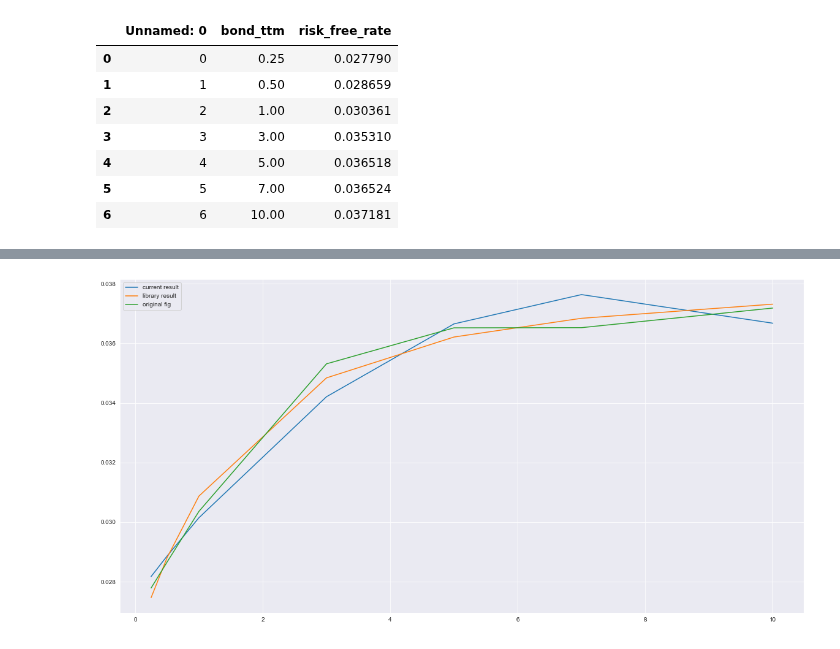
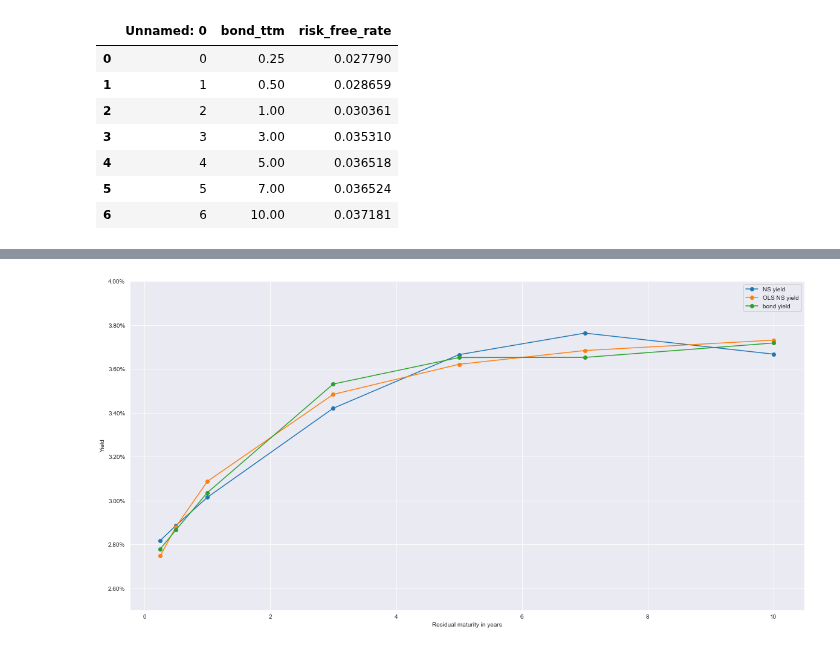
Before and after one commit to yulu0131/NelsonSiegel, a Jupyter notebook: ns_analysis.ipynb, the cells around one changed output, grey strips where cells are left out. Drawn from its saved outputs; the diff is of its cells as text; code cells hidden in the pictures.

Commit message:
NS calibration initial commit

```diff
--- a/ns_analysis.ipynb
+++ b/ns_analysis.ipynb
@@ -76,11 +47,21 @@ ns_fitted_data = ns(ns_params, t)
-# %%
-# compare current result with library result
-# guessing difference results from model calibration
-fig, ax = plt.subplots(figsize=(20,10))
-plt.plot(t, ns_fitted_data, label ='current result')
-plt.plot(t, fitterFit, label = 'library result')
-plt.plot(t, rates, label = 'original fig')
-ax.legend()
-plt.show()
-# %% [output]
-[figure, removed]
+# %%
+# compare original NS model with OLS calibrated
+from NS_yield_curve import ns_ols_fit, ns_ols
+ns_params = ns_curve_fit(t, rates)
+ns_fitted_data = ns(ns_params, t)
+lam= ns_ols_fit(t, rates)
+calibrated_data = ns_ols(lam, t, rates)
+fig, ax = plt.subplots(figsize=(20,10))
+plt.plot(t, ns_fitted_data, marker='o', label ='NS yield')
+plt.plot(t, calibrated_data, marker='o', label = 'OLS NS yield')
+plt.plot(t, rates, marker='o',label='bond yield')
+ax.legend()
+plt.xlabel('Residual maturity in years')
+plt.ylabel('Yield')
+# set y axis
+plt.gca().yaxis.set_major_formatter(mtick.PercentFormatter(xmax=1.0))
+plt.ylim(0.025, 0.04)
+plt.show()
+plt.show()
+# %% [output]
+[figure, added]
```
Also changed, not shown: parts of 5 cells of this notebook, 3 other files.
